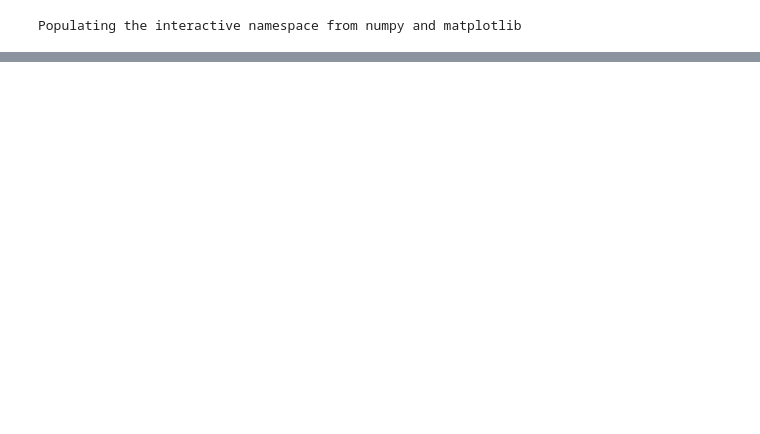
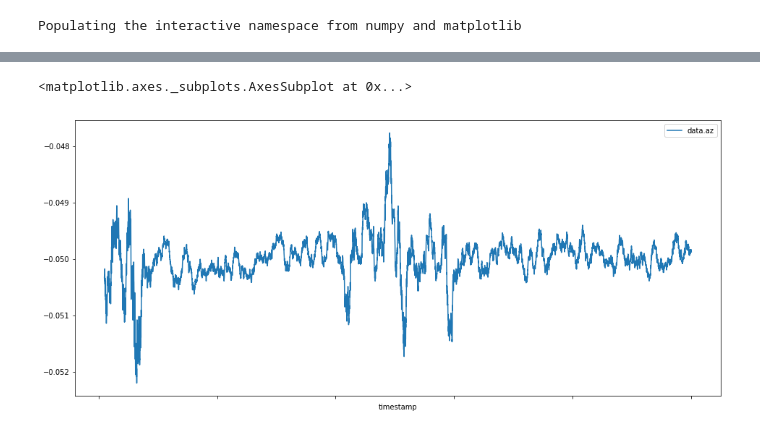
Before and after one commit to NeveIsa/RBCCPS, a Jupyter notebook: analytics/vibration.ipynb, the cells around one changed output, grey strips where cells are left out. Cells and saved outputs as stored; diff of their text form; code cells hidden in the pictures; blank space fills up the shorter version.

```diff
--- a/analytics/vibration.ipynb
+++ b/analytics/vibration.ipynb
@@ -22,0 +21,5 @@ plt.plot(data.timestamp)
+# %%
+temp.rolling(100).mean().plot("timestamp","data.az")
+# %% [output]
+<matplotlib.axes._subplots.AxesSubplot at 0x...>
+[figure, added]
```
Also changed, not shown: parts of 5 cells of this notebook.
